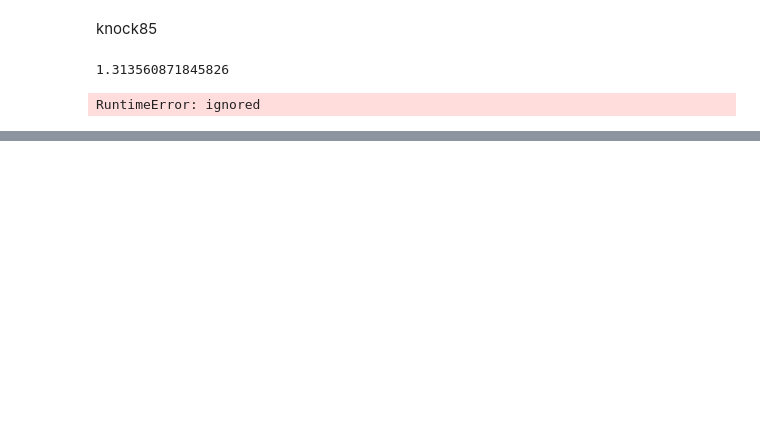
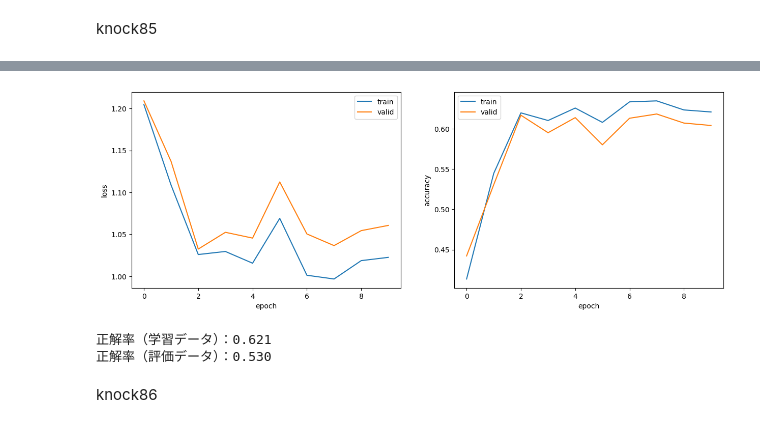
Before and after one commit to tmu-nlp/100knock2023, a Jupyter notebook: hironori/chapter09/chapter09.ipynb, the cells around one changed output, grey strips where cells are left out. Cells and saved outputs as stored; diff of their text form; code cells hidden in the pictures; blank space fills up the shorter version.

Commit message:
knock86-89

```diff
--- a/hironori/chapter09/chapter09.ipynb
+++ b/hironori/chapter09/chapter09.ipynb
@@ -459,46 +411,29 @@ RuntimeError: ignored
 # %% [markdown]
 knock85
-# %%
-model = RNN(
-  vocab_size=N_LETTERS,
-  emb_dim=EMB_SIZE,
-  hidden_size=HIDDEN_SIZE,
-  output_size=N_CATEGORIES,
-  word_id_dict=word_id_dict,
-).to(device)
-
-optimizer = torch.optim.SGD(model.parameters(), lr=0.05)
-
-train_losses = []
-train_accs = []
-test_losses = []
-test_accs = []
-
-EPOCH = 10
-for epoch in tqdm(range(EPOCH)):
-
-  train_running_loss = train_fn(
-    model,
-    dataloader_train,
-    device,
-    optimizer,
-    criterion,
-    BATCHSIZE,
-    HIDDEN_SIZE,
-  )
-  print(train_running_loss)
-
-  train_loss, train_acc = calculate_loss_and_accuracy(model, dataset_train, device, criterion)
-  test_loss, test_acc = calculate_loss_and_accuracy(model, dataset_test, device, criterion)
-
-  train_losses.append(train_loss)
-  train_accs.append(train_acc)
-
-  test_losses.append(test_loss)
-  test_accs.append(test_acc)
-
-print(f"train_acc: {train_acc: .4f}")
-print(f"test_acc: {test_acc: .4f}")
-# %% [output]
-1.313560871845826
-RuntimeError: ignored
+# %%
+VOCAB_SIZE = len(set(word2id.values())) + 1
+EMB_SIZE = 300
+PADDING_IDX = len(set(word2id.values()))
+OUTPUT_SIZE = 4
+HIDDEN_SIZE = 50
+NUM_LAYERS = 2
+LEARNING_RATE = 5e-2
+BATCH_SIZE = 32
+NUM_EPOCHS = 10
+
+model = RNN(VOCAB_SIZE, EMB_SIZE, PADDING_IDX, OUTPUT_SIZE, HIDDEN_SIZE, NUM_LAYERS, emb_weights=weights, bidirectional=True)
+
+criterion = nn.CrossEntropyLoss()
+optimizer = torch.optim.SGD(model.parameters(), lr=LEARNING_RATE)
+
+device = torch.device('cuda')
+
+log = train_model(dataset_train, dataset_valid, BATCH_SIZE, model, criterion, optimizer, NUM_EPOCHS, collate_fn=Padsequence(PADDING_IDX), device=device)
+
+visualize_logs(log)
+
+_, acc_train = calculate_loss_and_accuracy(model, dataset_train, device)
+_, acc_test = calculate_loss_and_accuracy(model, dataset_test, device)
+print(f'正解率（学習データ）：{acc_train:.3f}')
+print(f'正解率（評価データ）：{acc_test:.3f}')
+# %% [output]
@@ -504,0 +450,5 @@ RuntimeError: ignored
+[figure, added]
+正解率（学習データ）：0.621
+正解率（評価データ）：0.530
+# %% [markdown]
+knock86
```
Also changed, not shown: parts of 34 cells of this notebook, 4 other files.
